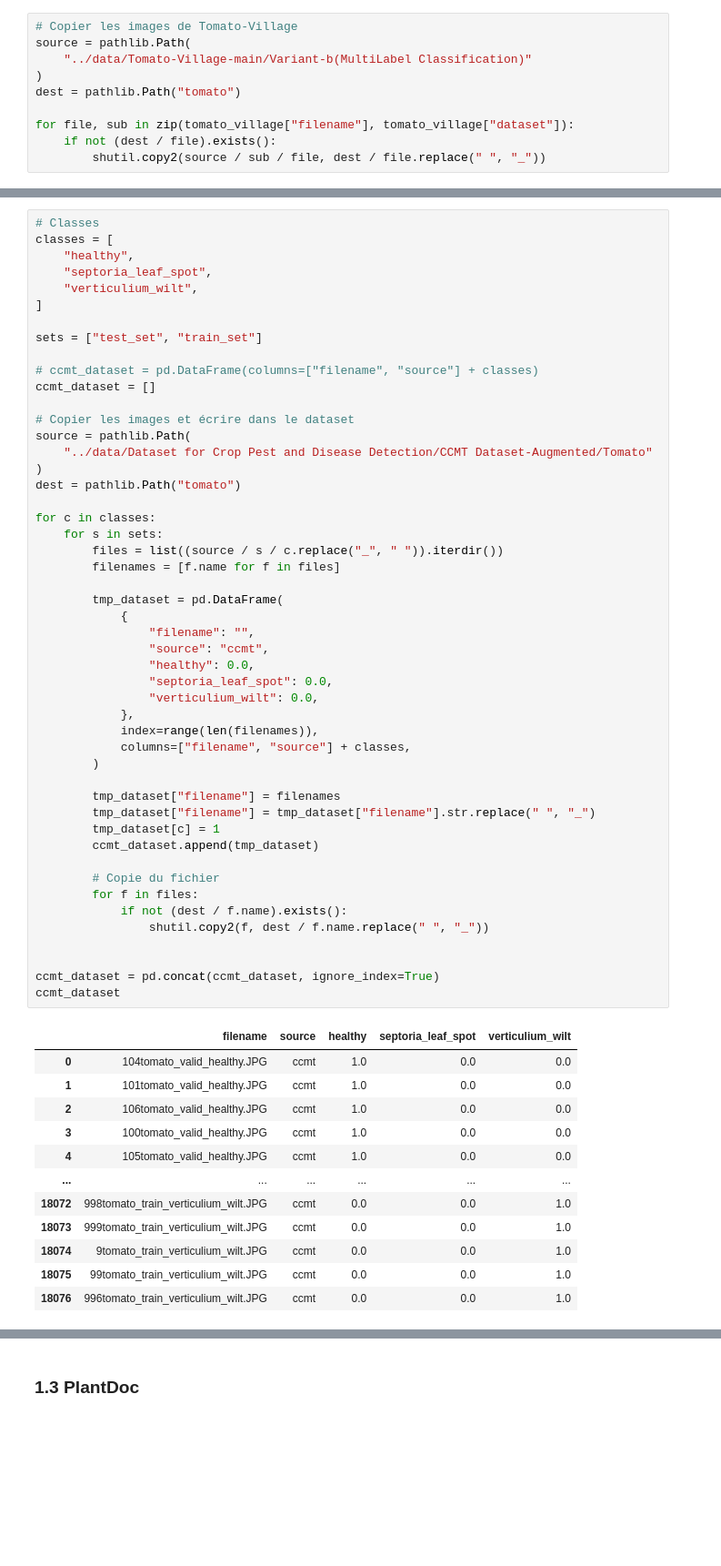
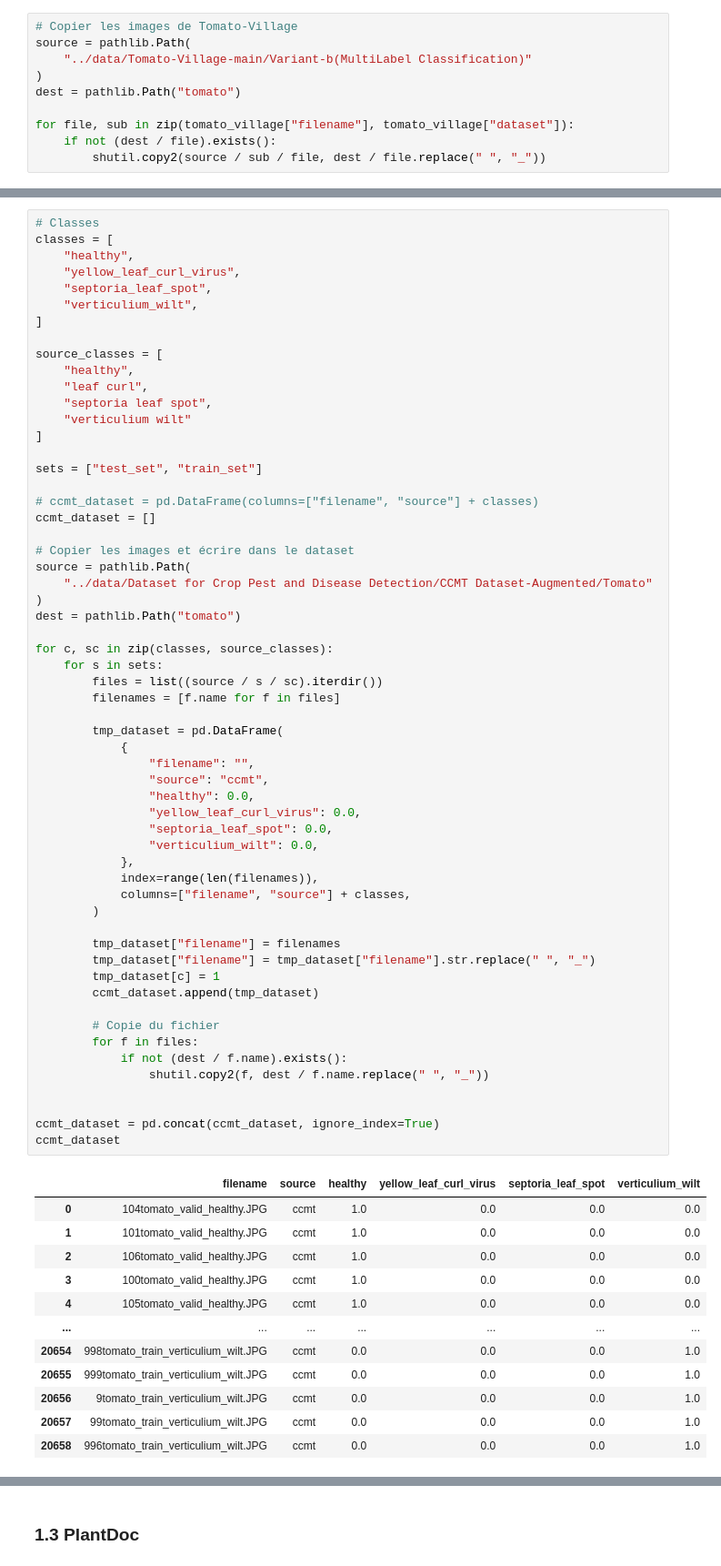
Before and after one commit to maxbhardy/happybud, a Jupyter notebook: dataset/create_dataset.ipynb, the cells around one changed output, grey strips where cells are left out. Shown at 91% size. Drawn from its saved outputs; the diff is of its cells as text; blank space fills up the shorter version.

```diff
--- a/dataset/create_dataset.ipynb
+++ b/dataset/create_dataset.ipynb
@@ -116,8 +112,16 @@ il semble que "leaf curl" soit un symptôme qui peut être causé par plusieurs
 # Classes
 classes = [
     "healthy",
+    "yellow_leaf_curl_virus",
     "septoria_leaf_spot",
     "verticulium_wilt",
+]
+
+source_classes = [
+    "healthy",
+    "leaf curl",
+    "septoria leaf spot",
+    "verticulium wilt"
 ]
 
 sets = ["test_set", "train_set"]
@@ -131,46 +135,47 @@ source = pathlib.Path(
 )
 dest = pathlib.Path("tomato")
 
-for c in classes:
+for c, sc in zip(classes, source_classes):
     for s in sets:
-        files = list((source / s / c.replace("_", " ")).iterdir())
+        files = list((source / s / sc).iterdir())
         filenames = [f.name for f in files]
 
         tmp_dataset = pd.DataFrame(
             {
                 "filename": "",
                 "source": "ccmt",
                 "healthy": 0.0,
+                "yellow_leaf_curl_virus": 0.0,
                 "septoria_leaf_spot": 0.0,
                 "verticulium_wilt": 0.0,
             },
             index=range(len(filenames)),
             columns=["filename", "source"] + classes,
         )
 
         tmp_dataset["filename"] = filenames
         tmp_dataset["filename"] = tmp_dataset["filename"].str.replace(" ", "_")
         tmp_dataset[c] = 1
         ccmt_dataset.append(tmp_dataset)
 
         # Copie du fichier
         for f in files:
             if not (dest / f.name).exists():
                 shutil.copy2(f, dest / f.name.replace(" ", "_"))
 
 
 ccmt_dataset = pd.concat(ccmt_dataset, ignore_index=True)
 ccmt_dataset
 # %% [output]
-|  | filename | source | healthy | septoria_leaf_spot | verticulium_wilt |
-| 0 | 104tomato_valid_healthy.JPG | ccmt | 1.0 | 0.0 | 0.0 |
-| 1 | 101tomato_valid_healthy.JPG | ccmt | 1.0 | 0.0 | 0.0 |
-| 2 | 106tomato_valid_healthy.JPG | ccmt | 1.0 | 0.0 | 0.0 |
-| 3 | 100tomato_valid_healthy.JPG | ccmt | 1.0 | 0.0 | 0.0 |
-| 4 | 105tomato_valid_healthy.JPG | ccmt | 1.0 | 0.0 | 0.0 |
-| ... | ... | ... | ... | ... | ... |
-| 18072 | 998tomato_train_verticulium_wilt.JPG | ccmt | 0.0 | 0.0 | 1.0 |
-| 18073 | 999tomato_train_verticulium_wilt.JPG | ccmt | 0.0 | 0.0 | 1.0 |
-| 18074 | 9tomato_train_verticulium_wilt.JPG | ccmt | 0.0 | 0.0 | 1.0 |
-| 18075 | 99tomato_train_verticulium_wilt.JPG | ccmt | 0.0 | 0.0 | 1.0 |
-| 18076 | 996tomato_train_verticulium_wilt.JPG | ccmt | 0.0 | 0.0 | 1.0 |
+|  | filename | source | healthy | yellow_leaf_curl_virus | septoria_leaf_spot | verticulium_wilt |
+| 0 | 104tomato_valid_healthy.JPG | ccmt | 1.0 | 0.0 | 0.0 | 0.0 |
+| 1 | 101tomato_valid_healthy.JPG | ccmt | 1.0 | 0.0 | 0.0 | 0.0 |
+| 2 | 106tomato_valid_healthy.JPG | ccmt | 1.0 | 0.0 | 0.0 | 0.0 |
+| 3 | 100tomato_valid_healthy.JPG | ccmt | 1.0 | 0.0 | 0.0 | 0.0 |
+| 4 | 105tomato_valid_healthy.JPG | ccmt | 1.0 | 0.0 | 0.0 | 0.0 |
+| ... | ... | ... | ... | ... | ... | ... |
+| 20654 | 998tomato_train_verticulium_wilt.JPG | ccmt | 0.0 | 0.0 | 0.0 | 1.0 |
+| 20655 | 999tomato_train_verticulium_wilt.JPG | ccmt | 0.0 | 0.0 | 0.0 | 1.0 |
+| 20656 | 9tomato_train_verticulium_wilt.JPG | ccmt | 0.0 | 0.0 | 0.0 | 1.0 |
+| 20657 | 99tomato_train_verticulium_wilt.JPG | ccmt | 0.0 | 0.0 | 0.0 | 1.0 |
+| 20658 | 996tomato_train_verticulium_wilt.JPG | ccmt | 0.0 | 0.0 | 0.0 | 1.0 |
```
Also changed, not shown: parts of 12 cells of this notebook, 2 other files.
